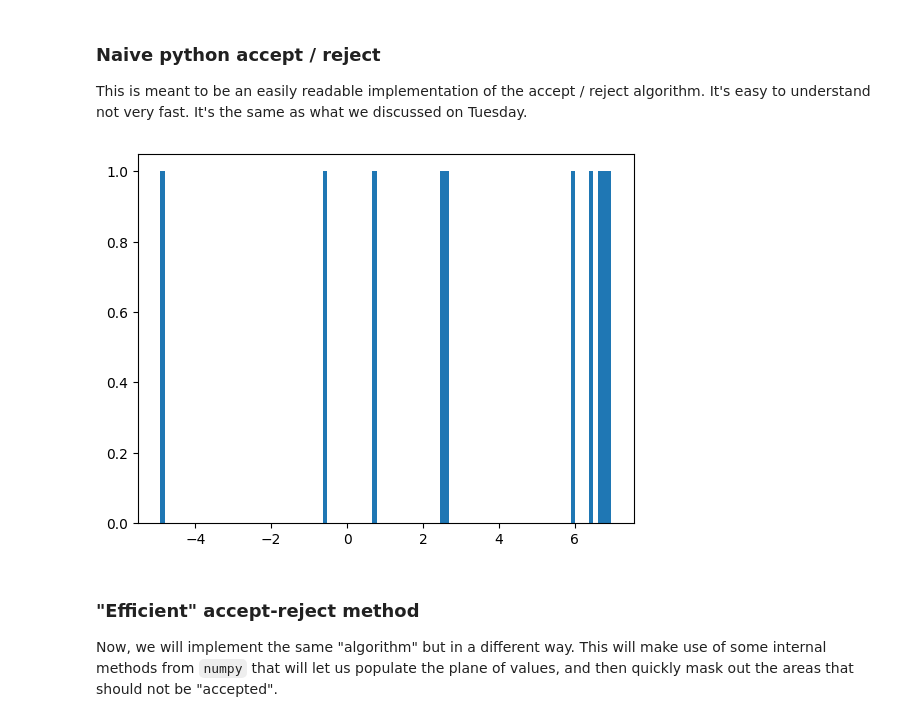
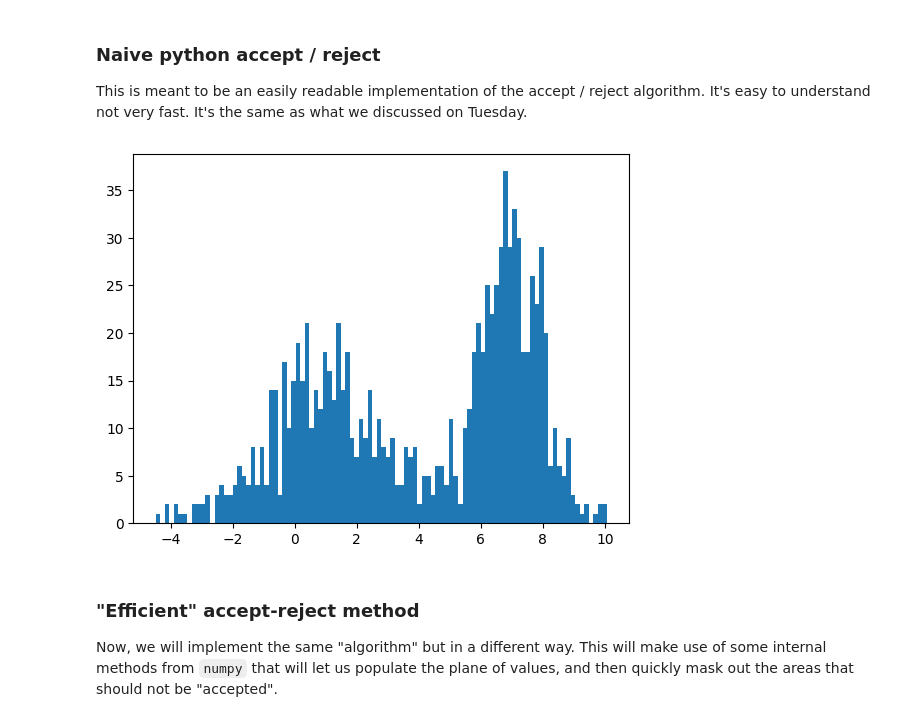
Before and after one commit to UChicagoPhysics/PHYS250, a Jupyter notebook: Examples/MonteCarloMethods.ipynb, the cells around one changed output. Drawn from its saved outputs; the diff is of its cells as text; code cells hidden in the pictures.

```diff
--- a/Examples/MonteCarloMethods.ipynb
+++ b/Examples/MonteCarloMethods.ipynb
@@ -66,7 +66,7 @@ def p(x):
 Plot the functional form
 # %%
 #let's plot it
-x = np.linspace(-10,20,100)
+x = np.linspace(xmin,xmax,100)
 y = p(x)
 plt.plot(x,y)
 # %% [output]
@@ -84,16 +84,16 @@ def accept_reject(N):
     while n_accept < N:
         t = (xmax-xmin)*np.random.rand() + xmin
         y = np.random.rand()
-        if y < p(t)/ pmax:
+        if y < (p(t)/ pmax):
             n_accept += 1
             x_list.append(t)
     return x_list
 # %%
-x = accept_reject(10)
+x = accept_reject(1000)
 bins, edges, patches = plt.hist(x, bins=100)
 plt.show()
 # %% [output]
-[figure, old version]
+[figure, new version]
 # %% [markdown]
 ### "Efficient" accept-reject method
 
```
Also changed, not shown: parts of 12 cells of this notebook, 6 other files.
